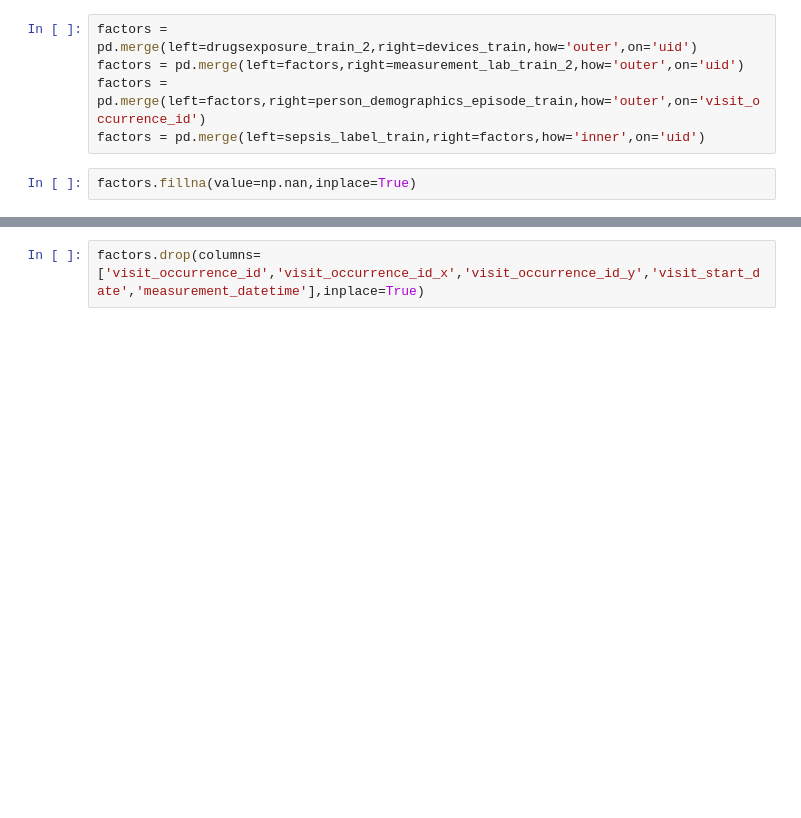
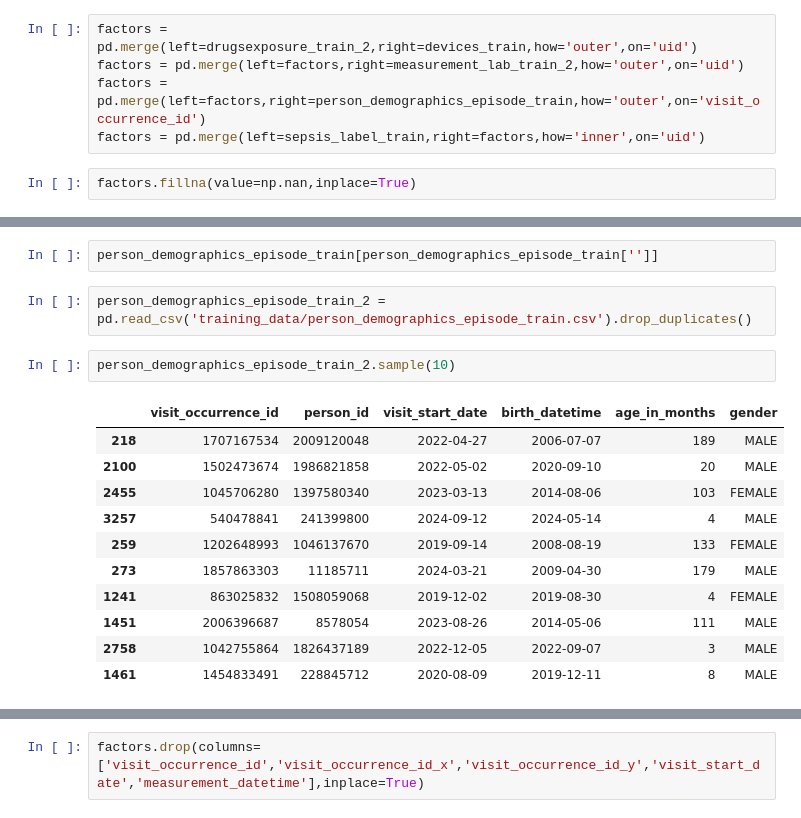
Before and after one commit to carseys/pediatric-sepsis-ml-kaggle, a Jupyter notebook: sepsis-ml-model.ipynb, the cells around one changed output, grey strips where cells are left out. Drawn from its saved outputs; the diff is of its cells as text; blank space fills up the shorter version.

Commit message:
starting datetime processing
-eval on first random forest
-starting to redo processing on demographics + better understand dataset with regard to time progression

```diff
--- a/sepsis-ml-model.ipynb
+++ b/sepsis-ml-model.ipynb
@@ -91,0 +113,18 @@ factors.fillna(value=np.nan,inplace=True)
+# %%
+person_demographics_episode_train[person_demographics_episode_train['']]
+# %%
+person_demographics_episode_train_2 = pd.read_csv('training_data/person_demographics_episode_train.csv').drop_duplicates()
+# %%
+person_demographics_episode_train_2.sample(10)
+# %% [output]
+|  | visit_occurrence_id | person_id | visit_start_date | birth_datetime | age_in_months | gender |
+| 218 | 1707167534 | 2009120048 | 2022-04-27 | 2006-07-07 | 189 | MALE |
+| 2100 | 1502473674 | 1986821858 | 2022-05-02 | 2020-09-10 | 20 | MALE |
+| 2455 | 1045706280 | 1397580340 | 2023-03-13 | 2014-08-06 | 103 | FEMALE |
+| 3257 | 540478841 | 241399800 | 2024-09-12 | 2024-05-14 | 4 | MALE |
+| 259 | 1202648993 | 1046137670 | 2019-09-14 | 2008-08-19 | 133 | FEMALE |
+| 273 | 1857863303 | 11185711 | 2024-03-21 | 2009-04-30 | 179 | MALE |
+| 1241 | 863025832 | 1508059068 | 2019-12-02 | 2019-08-30 | 4 | FEMALE |
+| 1451 | 2006396687 | 8578054 | 2023-08-26 | 2014-05-06 | 111 | MALE |
+| 2758 | 1042755864 | 1826437189 | 2022-12-05 | 2022-09-07 | 3 | MALE |
+| 1461 | 1454833491 | 228845712 | 2020-08-09 | 2019-12-11 | 8 | MALE |
```
Also changed, not shown: parts of 6 cells of this notebook.
